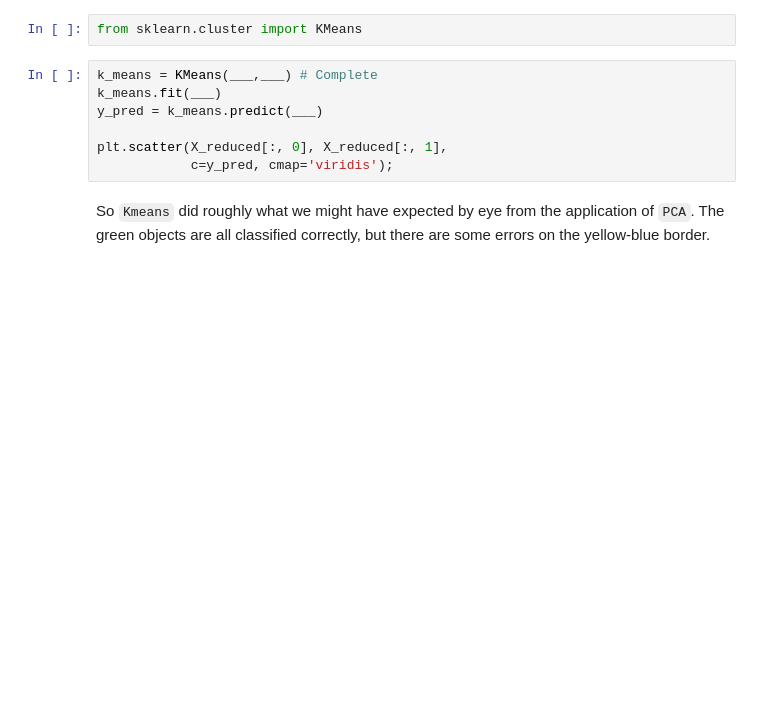
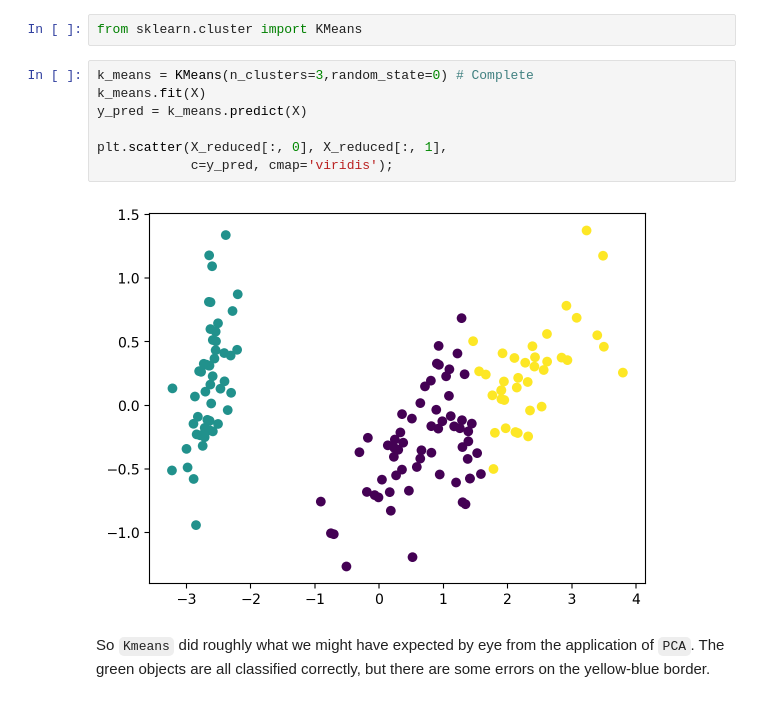
Before and after one commit to VanderbiltAstronomy/astr_8070_s24, a Jupyter notebook: coursework/student_folders/Ryan_Nowicki/Lecture_13_RyanNowicki.ipynb, the cells around one changed output. Saved outputs shown, nothing was run; the diff lists cells and outputs as text; blank space fills up the shorter version.

```diff
--- a/coursework/student_folders/Ryan_Nowicki/Lecture_13_RyanNowicki.ipynb
+++ b/coursework/student_folders/Ryan_Nowicki/Lecture_13_RyanNowicki.ipynb
@@ -720,12 +731,14 @@ Let's look at ***[`KMeans`](http://scikit-learn.org/stable/modules/clustering.ht
 # %%
 from sklearn.cluster import KMeans
 # %%
-k_means = KMeans(___,___) # Complete
-k_means.fit(___)
-y_pred = k_means.predict(___)
+k_means = KMeans(n_clusters=3,random_state=0) # Complete
+k_means.fit(X)
+y_pred = k_means.predict(X)
 
 plt.scatter(X_reduced[:, 0], X_reduced[:, 1],
             c=y_pred, cmap='viridis');
+# %% [output]
+[figure, added]
 # %% [markdown]
 So `Kmeans` did roughly what we might have expected by eye from the application of `PCA`.  The green objects are all classified correctly, but there are some errors on the yellow-blue border.
 # %% [markdown]
```
Also changed, not shown: parts of 26 cells of this notebook.
